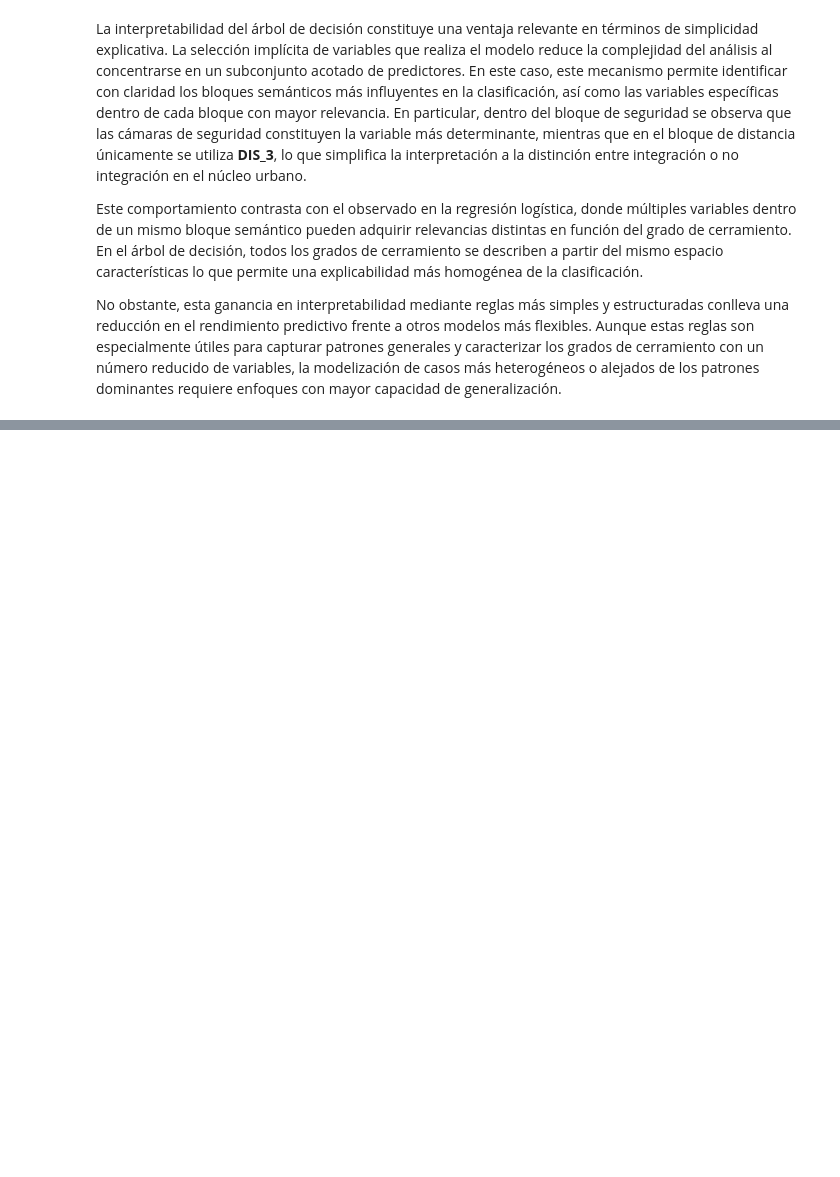
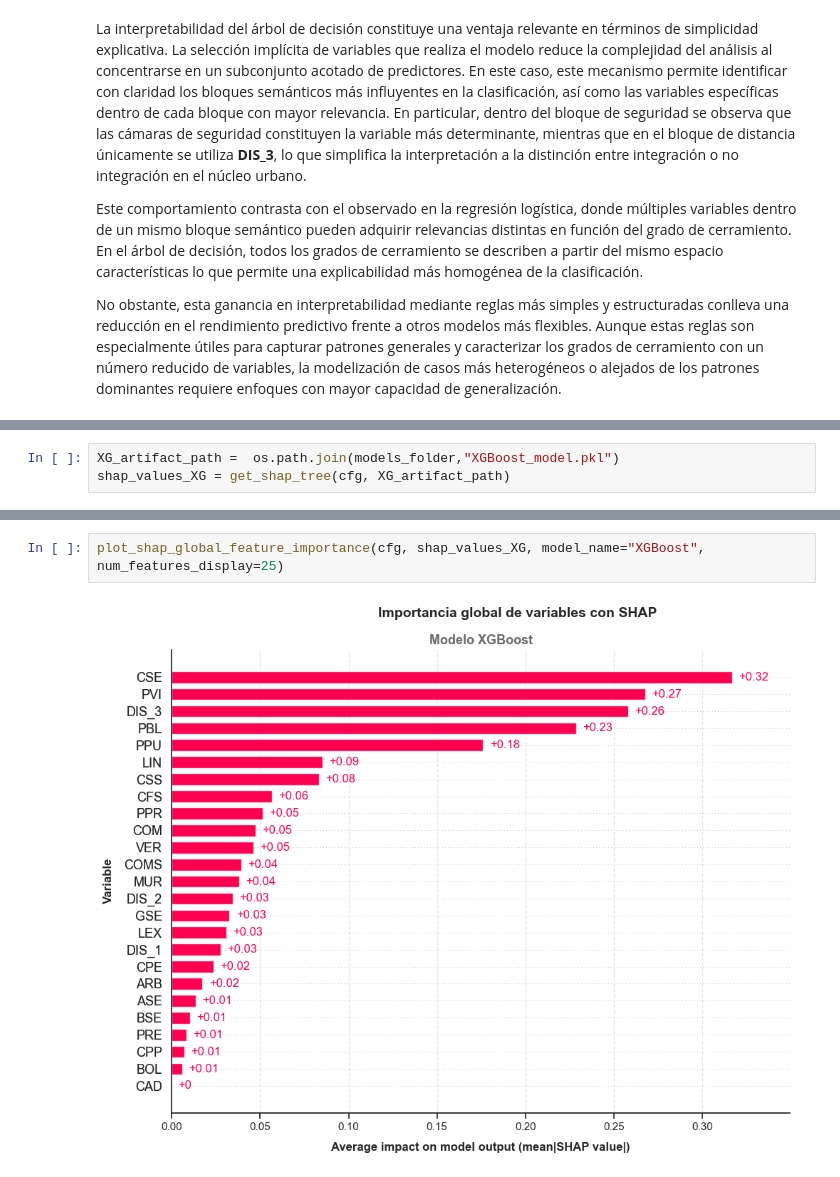
Before and after one commit to davidfernxndez/urban-residential-classification, a Jupyter notebook: notebooks/06_Interpretability_analysis.ipynb, the cells around one changed output, grey strips where cells are left out. Cells and saved outputs as stored; diff of their text form; blank space fills up the shorter version.

```diff
--- a/notebooks/06_Interpretability_analysis.ipynb
+++ b/notebooks/06_Interpretability_analysis.ipynb
@@ -369,0 +408,3 @@ No obstante, esta ganancia en interpretabilidad mediante reglas más simples y e
+# %%
+XG_artifact_path =  os.path.join(models_folder,"XGBoost_model.pkl")
+shap_values_XG = get_shap_tree(cfg, XG_artifact_path)
@@ -369,0 +419,4 @@ No obstante, esta ganancia en interpretabilidad mediante reglas más simples y e
+# %%
+plot_shap_global_feature_importance(cfg, shap_values_XG, model_name="XGBoost", num_features_display=25)
+# %% [output]
+[figure, added]
```
Also changed, not shown: parts of 11 cells of this notebook, 7 other files.
